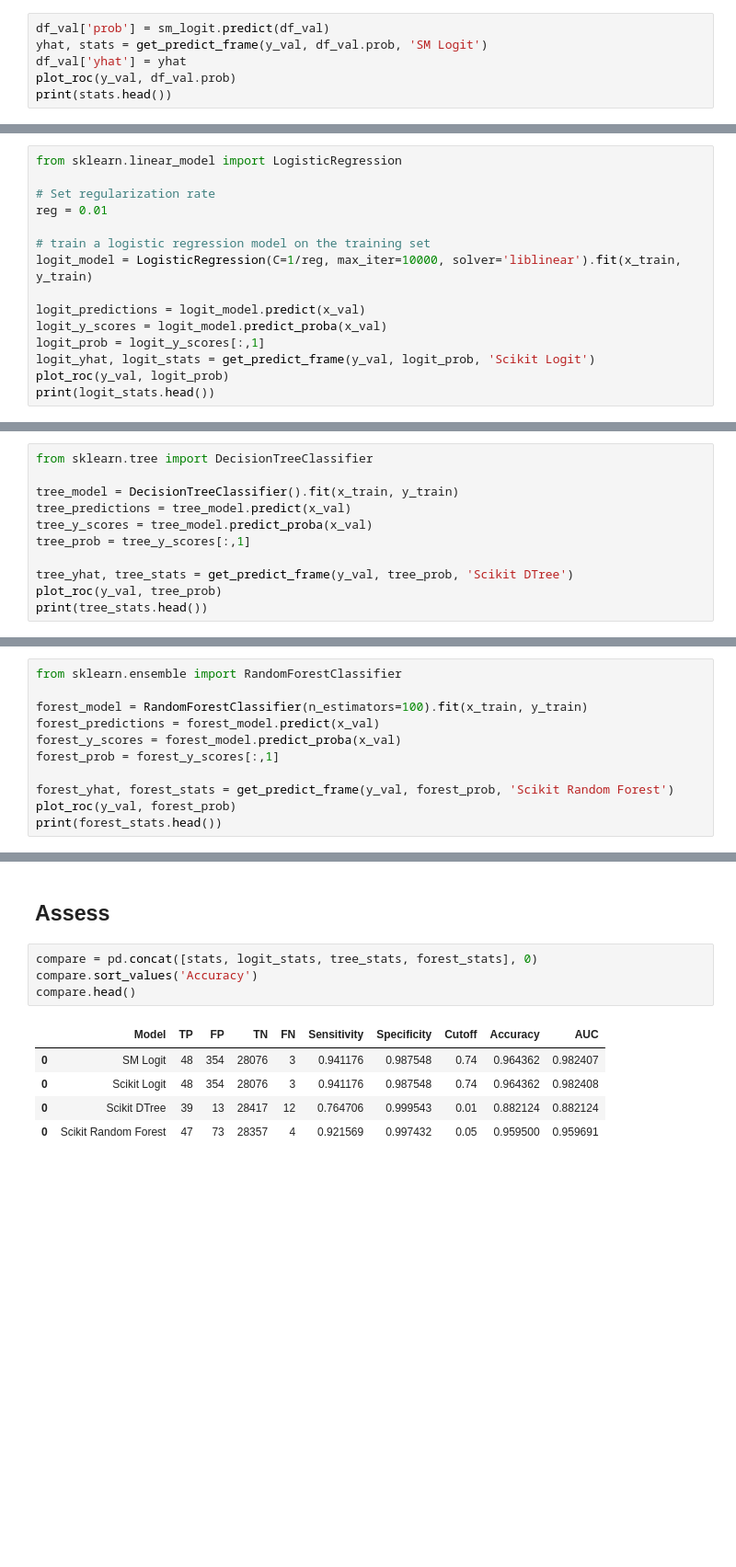
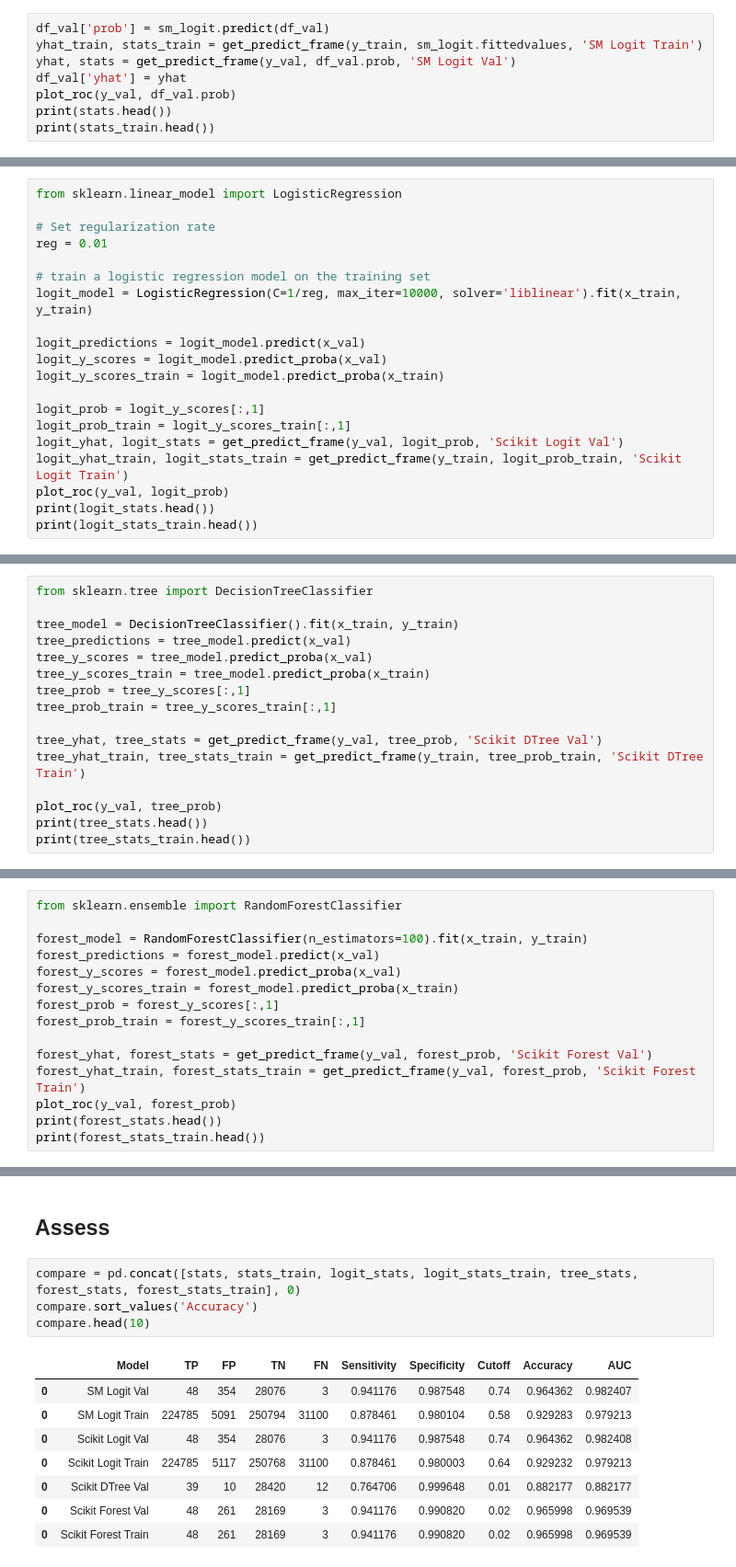
Before and after one commit to jbonfardeci/fraud-rare-event-model, a Jupyter notebook: Fraud-Detection-Rare-Events.ipynb, the cells around one changed output, grey strips where cells are left out. Shown at 92% size. Saved outputs shown, nothing was run; the diff lists cells and outputs as text; blank space fills up the shorter version.

```diff
--- a/Fraud-Detection-Rare-Events.ipynb
+++ b/Fraud-Detection-Rare-Events.ipynb
@@ -319,8 +322,10 @@ Optimization terminated successfully.
 | V28 | 0.2985 | 0.0194 | 15.4081 | 0.0000 | 0.2605 | 0.3365 |
 # %%
 df_val['prob'] = sm_logit.predict(df_val)
-yhat, stats = get_predict_frame(y_val, df_val.prob, 'SM Logit')
+yhat_train, stats_train = get_predict_frame(y_train, sm_logit.fittedvalues, 'SM Logit Train')
+yhat, stats = get_predict_frame(y_val, df_val.prob, 'SM Logit Val')
 df_val['yhat'] = yhat
 plot_roc(y_val, df_val.prob)
 print(stats.head())
+print(stats_train.head())
 # %% [output]
@@ -344,9 +355,14 @@ logit_model = LogisticRegression(C=1/reg, max_iter=10000, solver='liblinear').fi
 
 logit_predictions = logit_model.predict(x_val)
 logit_y_scores = logit_model.predict_proba(x_val)
+logit_y_scores_train = logit_model.predict_proba(x_train)
+
 logit_prob = logit_y_scores[:,1]
-logit_yhat, logit_stats = get_predict_frame(y_val, logit_prob, 'Scikit Logit')
+logit_prob_train = logit_y_scores_train[:,1]
+logit_yhat, logit_stats = get_predict_frame(y_val, logit_prob, 'Scikit Logit Val')
+logit_yhat_train, logit_stats_train = get_predict_frame(y_train, logit_prob_train, 'Scikit Logit Train')
 plot_roc(y_val, logit_prob)
 print(logit_stats.head())
+print(logit_stats_train.head())
 # %% [output]
 Sensitivity: 94.118%, Specificity: 98.755%, Threshold: 0.740
@@ -364,9 +386,14 @@ from sklearn.tree import DecisionTreeClassifier
 tree_model = DecisionTreeClassifier().fit(x_train, y_train)
 tree_predictions = tree_model.predict(x_val)
 tree_y_scores = tree_model.predict_proba(x_val)
+tree_y_scores_train = tree_model.predict_proba(x_train)
 tree_prob = tree_y_scores[:,1]
+tree_prob_train = tree_y_scores_train[:,1]
 
-tree_yhat, tree_stats = get_predict_frame(y_val, tree_prob, 'Scikit DTree')
+tree_yhat, tree_stats = get_predict_frame(y_val, tree_prob, 'Scikit DTree Val')
+tree_yhat_train, tree_stats_train = get_predict_frame(y_train, tree_prob_train, 'Scikit DTree Train')
+
 plot_roc(y_val, tree_prob)
 print(tree_stats.head())
+print(tree_stats_train.head())
 # %% [output]
@@ -385,9 +418,13 @@ from sklearn.ensemble import RandomForestClassifier
 forest_model = RandomForestClassifier(n_estimators=100).fit(x_train, y_train)
 forest_predictions = forest_model.predict(x_val)
 forest_y_scores = forest_model.predict_proba(x_val)
+forest_y_scores_train = forest_model.predict_proba(x_train)
 forest_prob = forest_y_scores[:,1]
+forest_prob_train = forest_y_scores_train[:,1]
 
-forest_yhat, forest_stats = get_predict_frame(y_val, forest_prob, 'Scikit Random Forest')
+forest_yhat, forest_stats = get_predict_frame(y_val, forest_prob, 'Scikit Forest Val')
+forest_yhat_train, forest_stats_train = get_predict_frame(y_val, forest_prob, 'Scikit Forest Train')
 plot_roc(y_val, forest_prob)
 print(forest_stats.head())
+print(forest_stats_train.head())
 # %% [output]
@@ -401,12 +444,15 @@ Sensitivity: 92.157%, Specificity: 99.743%, Threshold: 0.050
 # %% [markdown]
 ## Assess
 # %%
-compare = pd.concat([stats, logit_stats, tree_stats, forest_stats], 0)
+compare = pd.concat([stats, stats_train, logit_stats, logit_stats_train, tree_stats, forest_stats, forest_stats_train], 0)
 compare.sort_values('Accuracy')
-compare.head()
+compare.head(10)
 # %% [output]
 |  | Model | TP | FP | TN | FN | Sensitivity | Specificity | Cutoff | Accuracy | AUC |
-| 0 | SM Logit | 48 | 354 | 28076 | 3 | 0.941176 | 0.987548 | 0.74 | 0.964362 | 0.982407 |
-| 0 | Scikit Logit | 48 | 354 | 28076 | 3 | 0.941176 | 0.987548 | 0.74 | 0.964362 | 0.982408 |
-| 0 | Scikit DTree | 39 | 13 | 28417 | 12 | 0.764706 | 0.999543 | 0.01 | 0.882124 | 0.882124 |
-| 0 | Scikit Random Forest | 47 | 73 | 28357 | 4 | 0.921569 | 0.997432 | 0.05 | 0.959500 | 0.959691 |
+| 0 | SM Logit Val | 48 | 354 | 28076 | 3 | 0.941176 | 0.987548 | 0.74 | 0.964362 | 0.982407 |
+| 0 | SM Logit Train | 224785 | 5091 | 250794 | 31100 | 0.878461 | 0.980104 | 0.58 | 0.929283 | 0.979213 |
+| 0 | Scikit Logit Val | 48 | 354 | 28076 | 3 | 0.941176 | 0.987548 | 0.74 | 0.964362 | 0.982408 |
+| 0 | Scikit Logit Train | 224785 | 5117 | 250768 | 31100 | 0.878461 | 0.980003 | 0.64 | 0.929232 | 0.979213 |
+| 0 | Scikit DTree Val | 39 | 10 | 28420 | 12 | 0.764706 | 0.999648 | 0.01 | 0.882177 | 0.882177 |
+| 0 | Scikit Forest Val | 48 | 261 | 28169 | 3 | 0.941176 | 0.990820 | 0.02 | 0.965998 | 0.969539 |
+| 0 | Scikit Forest Train | 48 | 261 | 28169 | 3 | 0.941176 | 0.990820 | 0.02 | 0.965998 | 0.969539 |
```
Also changed, not shown: parts of 7 cells of this notebook, 1 other file.
